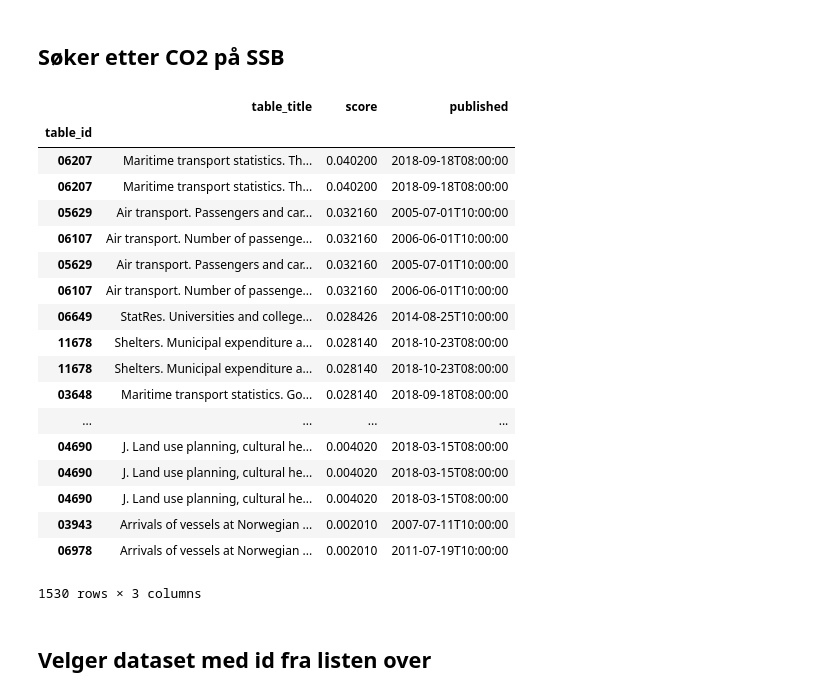
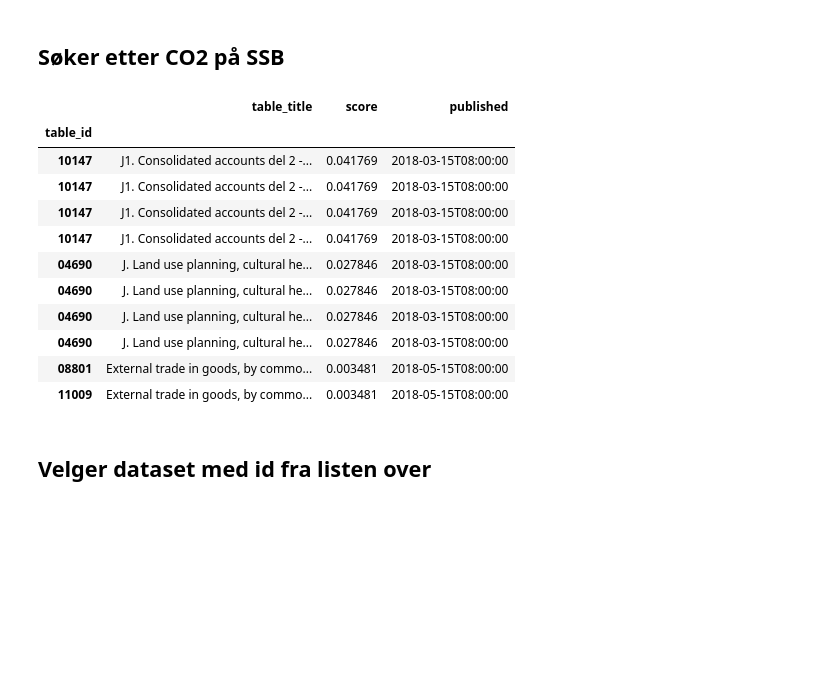
Before and after one commit to mareis/ProgX-1819, a Jupyter notebook: Altair og pandas/ssb.ipynb, the cells around one changed output. Drawn from its saved outputs; the diff is of its cells as text; code cells hidden in the pictures; blank space fills up the shorter version.

```diff
--- a/Altair og pandas/ssb.ipynb
+++ b/Altair og pandas/ssb.ipynb
@@ -10,27 +10,20 @@ import stats_to_pandas as stp
 # %% [markdown]
 ## Søker etter CO2 på SSB
 # %%
-stp.search('molde')
+stp.search('temperatur')
 # %% [output]
 |  | table_title | score | published |
 | table_id |  |  |  |
-| 06207 | Maritime transport statistics. Th... | 0.040200 | 2018-09-18T08:00:00 |
-| 06207 | Maritime transport statistics. Th... | 0.040200 | 2018-09-18T08:00:00 |
-| 05629 | Air transport. Passengers and car... | 0.032160 | 2005-07-01T10:00:00 |
-| 06107 | Air transport. Number of passenge... | 0.032160 | 2006-06-01T10:00:00 |
-| 05629 | Air transport. Passengers and car... | 0.032160 | 2005-07-01T10:00:00 |
-| 06107 | Air transport. Number of passenge... | 0.032160 | 2006-06-01T10:00:00 |
-| 06649 | StatRes. Universities and college... | 0.028426 | 2014-08-25T10:00:00 |
-| 11678 | Shelters. Municipal expenditure a... | 0.028140 | 2018-10-23T08:00:00 |
-| 11678 | Shelters. Municipal expenditure a... | 0.028140 | 2018-10-23T08:00:00 |
-| 03648 | Maritime transport statistics. Go... | 0.028140 | 2018-09-18T08:00:00 |
-| ... | ... | ... | ... |
-| 04690 | J. Land use planning, cultural he... | 0.004020 | 2018-03-15T08:00:00 |
-| 04690 | J. Land use planning, cultural he... | 0.004020 | 2018-03-15T08:00:00 |
-| 04690 | J. Land use planning, cultural he... | 0.004020 | 2018-03-15T08:00:00 |
-| 03943 | Arrivals of vessels at Norwegian ... | 0.002010 | 2007-07-11T10:00:00 |
-| 06978 | Arrivals of vessels at Norwegian ... | 0.002010 | 2011-07-19T10:00:00 |
+| 10147 | J1. Consolidated accounts del 2 -... | 0.041769 | 2018-03-15T08:00:00 |
+| 10147 | J1. Consolidated accounts del 2 -... | 0.041769 | 2018-03-15T08:00:00 |
+| 10147 | J1. Consolidated accounts del 2 -... | 0.041769 | 2018-03-15T08:00:00 |
+| 10147 | J1. Consolidated accounts del 2 -... | 0.041769 | 2018-03-15T08:00:00 |
+| 04690 | J. Land use planning, cultural he... | 0.027846 | 2018-03-15T08:00:00 |
+| 04690 | J. Land use planning, cultural he... | 0.027846 | 2018-03-15T08:00:00 |
+| 04690 | J. Land use planning, cultural he... | 0.027846 | 2018-03-15T08:00:00 |
+| 04690 | J. Land use planning, cultural he... | 0.027846 | 2018-03-15T08:00:00 |
+| 08801 | External trade in goods, by commo... | 0.003481 | 2018-05-15T08:00:00 |
+| 11009 | External trade in goods, by commo... | 0.003481 | 2018-05-15T08:00:00 |
-1530 rows × 3 columns
 # %% [markdown]
 ## Velger dataset med id fra listen over
 # %%
```
Also changed, not shown: 2 other files.
